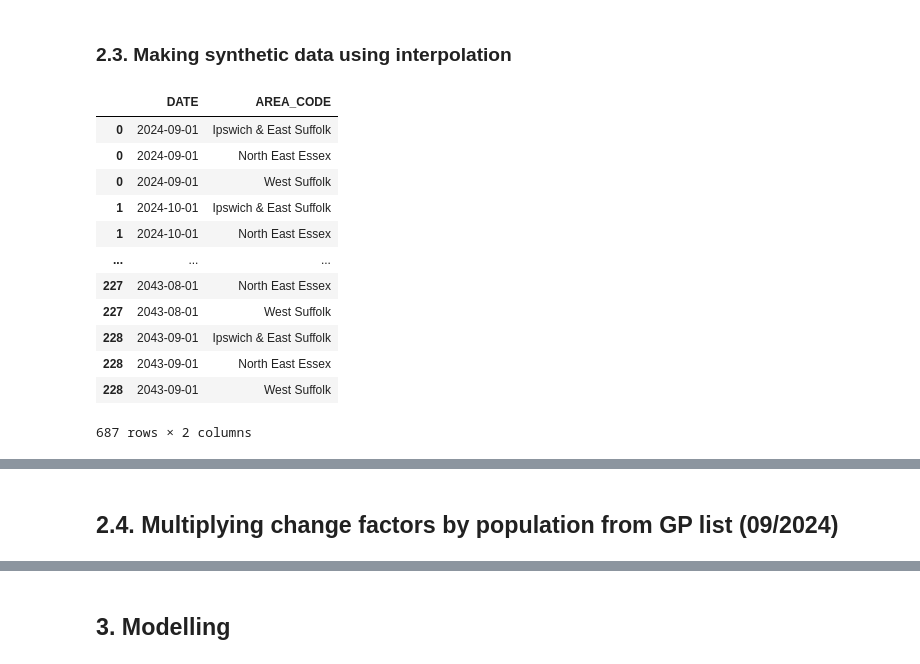
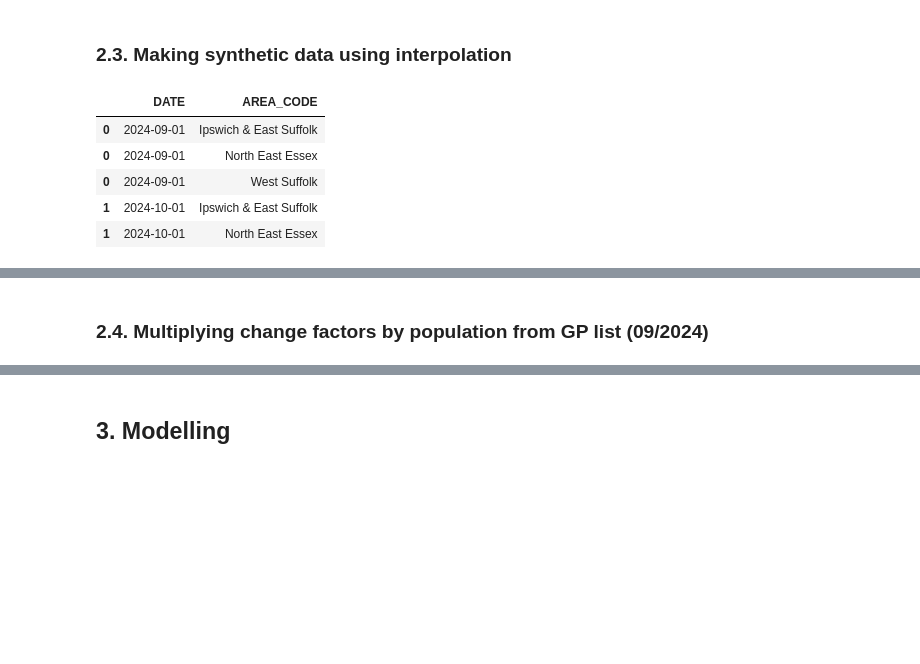
Before and after one commit to Norfolk-Suffolk-ICS/PrimaryCareDemandAndCapacity, a Jupyter notebook: notebooks/2d_Appointments.ipynb, the cells around one changed output, grey strips where cells are left out. Drawn from its saved outputs; the diff is of its cells as text; code cells hidden in the pictures; blank space fills up the shorter version.

```diff
--- a/notebooks/2d_Appointments.ipynb
+++ b/notebooks/2d_Appointments.ipynb
@@ -371,26 +317,19 @@ transformed_projections['Principal projection'].head()
 # %%
 ons_principal_projection = catalog.get_scenario_catalog_entry_by_name(ONS_POPULATION_CATALOG,'Principal projection')
 principal_projections_df = ons_principal_projection.load()
 
 date_range_df = pd.DataFrame(pd.date_range(start=dt.date(year=int(principal_projections_df.T.index[11]),month=9,day=1), end=dt.date(year=int(principal_projections_df.T.index[-1]),month=9,day=1), freq='MS')).rename(columns={0:'DATE'})
 date_range_df = date_range_df.loc[date_range_df.index.repeat(3)]
 date_range_df['AREA_CODE'] = SNEE_SUB_ICB_NAMES * (len(date_range_df) // len(SNEE_SUB_ICB_NAMES))
 
-date_range_df
+date_range_df.head()
 # %% [output]
 |  | DATE | AREA_CODE |
 | 0 | 2024-09-01 | Ipswich & East Suffolk |
 | 0 | 2024-09-01 | North East Essex |
 | 0 | 2024-09-01 | West Suffolk |
 | 1 | 2024-10-01 | Ipswich & East Suffolk |
 | 1 | 2024-10-01 | North East Essex |
-| ... | ... | ... |
-| 227 | 2043-08-01 | North East Essex |
-| 227 | 2043-08-01 | West Suffolk |
-| 228 | 2043-09-01 | Ipswich & East Suffolk |
-| 228 | 2043-09-01 | North East Essex |
-| 228 | 2043-09-01 | West Suffolk |
-687 rows × 2 columns
 # %%
 projections_interpolated = {}
 
@@ -410,7 +349,7 @@ projections_interpolated['Principal projection'].head()
 |  | 2024-12-01 | 0.998815 | 0.995757 | 0.997670 | 1.004268 | 1.000250 | 0.995968 | 0.997827 | 1.000663 | 1.000128 | 1.003532 | ... |
 |  | 2025-01-01 | 0.998420 | 0.994343 | 0.996893 | 1.005690 | 1.000333 | 0.994623 | 0.997103 | 1.000883 | 1.000170 | 1.004710 | ... |
 # %% [markdown]
-## 2.4. Multiplying change factors by population from GP list (09/2024)
+### 2.4. Multiplying change factors by population from GP list (09/2024)
 # %%
 for scenario_name, df in projections_interpolated.items():
     df.loc[:,GP_LIST_AGE_LABELS] = (df.loc[:,GP_LIST_AGE_LABELS] * patients_df_transformed.set_index('AREA_CODE')).round(2)
```
Also changed, not shown: parts of 45 cells of this notebook.
